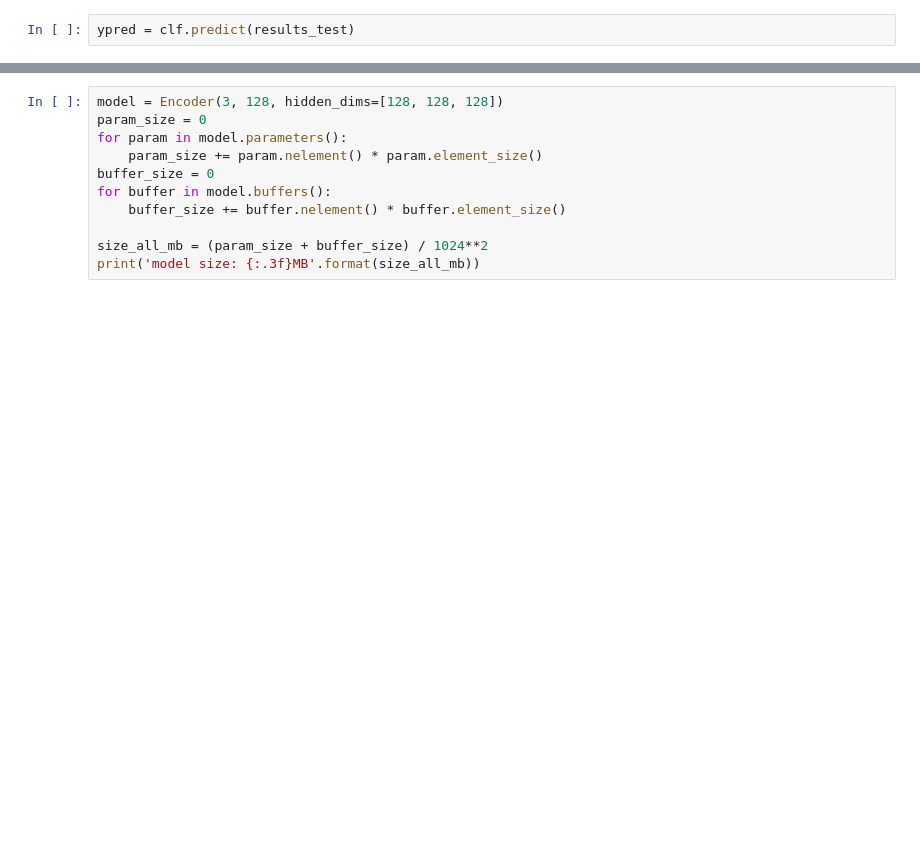
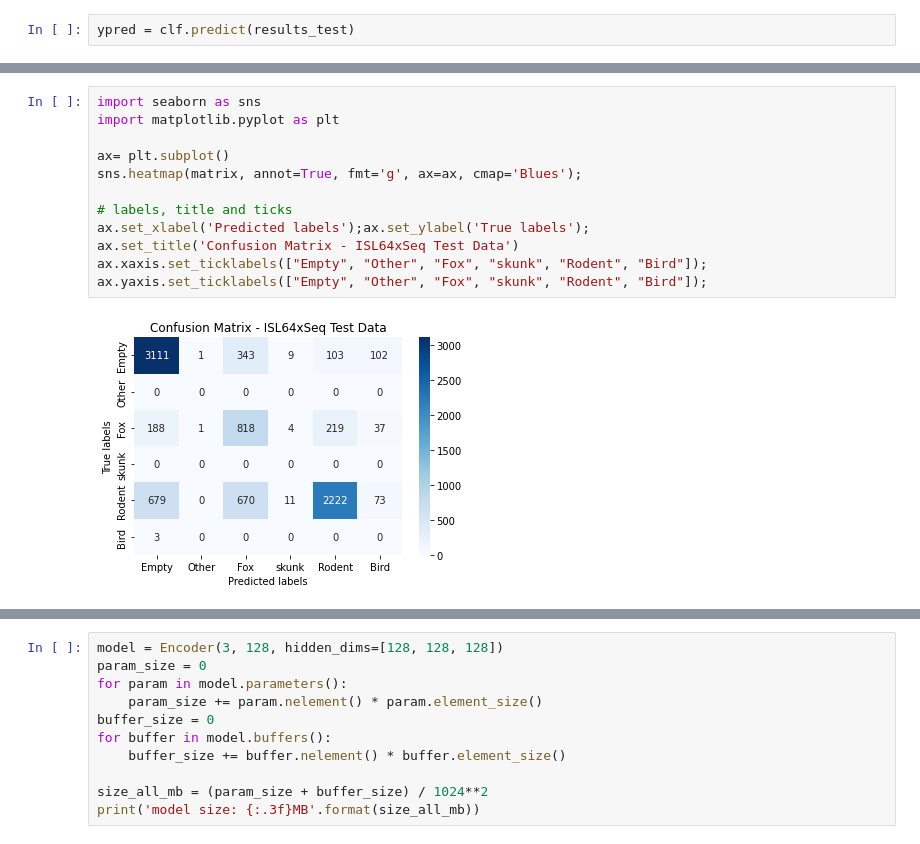
Before and after one commit to Jakob-98/modelpipeline, a Jupyter notebook: VAE_NEW/tsne.ipynb, the cells around one changed output, grey strips where cells are left out. Drawn from its saved outputs; the diff is of its cells as text; blank space fills up the shorter version.

```diff
--- a/VAE_NEW/tsne.ipynb
+++ b/VAE_NEW/tsne.ipynb
@@ -359,3 +391,16 @@ classwise accuracy: [0.75589932        nan 0.54743913        nan 0.56143773
+# %%
+import seaborn as sns
+import matplotlib.pyplot as plt
+
+ax= plt.subplot()
+sns.heatmap(matrix, annot=True, fmt='g', ax=ax, cmap='Blues');
+
+# labels, title and ticks
+ax.set_xlabel('Predicted labels');ax.set_ylabel('True labels');
+ax.set_title('Confusion Matrix - ISL64xSeq Test Data')
+ax.xaxis.set_ticklabels(["Empty", "Other", "Fox", "skunk", "Rodent", "Bird"]); ax.yaxis.set_ticklabels(["Empty", "Other", "Fox", "skunk", "Rodent", "Bird"]);
+# %% [output]
+[figure, added]
 # %%
 ConfusionMatrixDisplay(matrix).plot()
 # %% [output]
```
Also changed, not shown: parts of 12 cells of this notebook, 1 other file.
